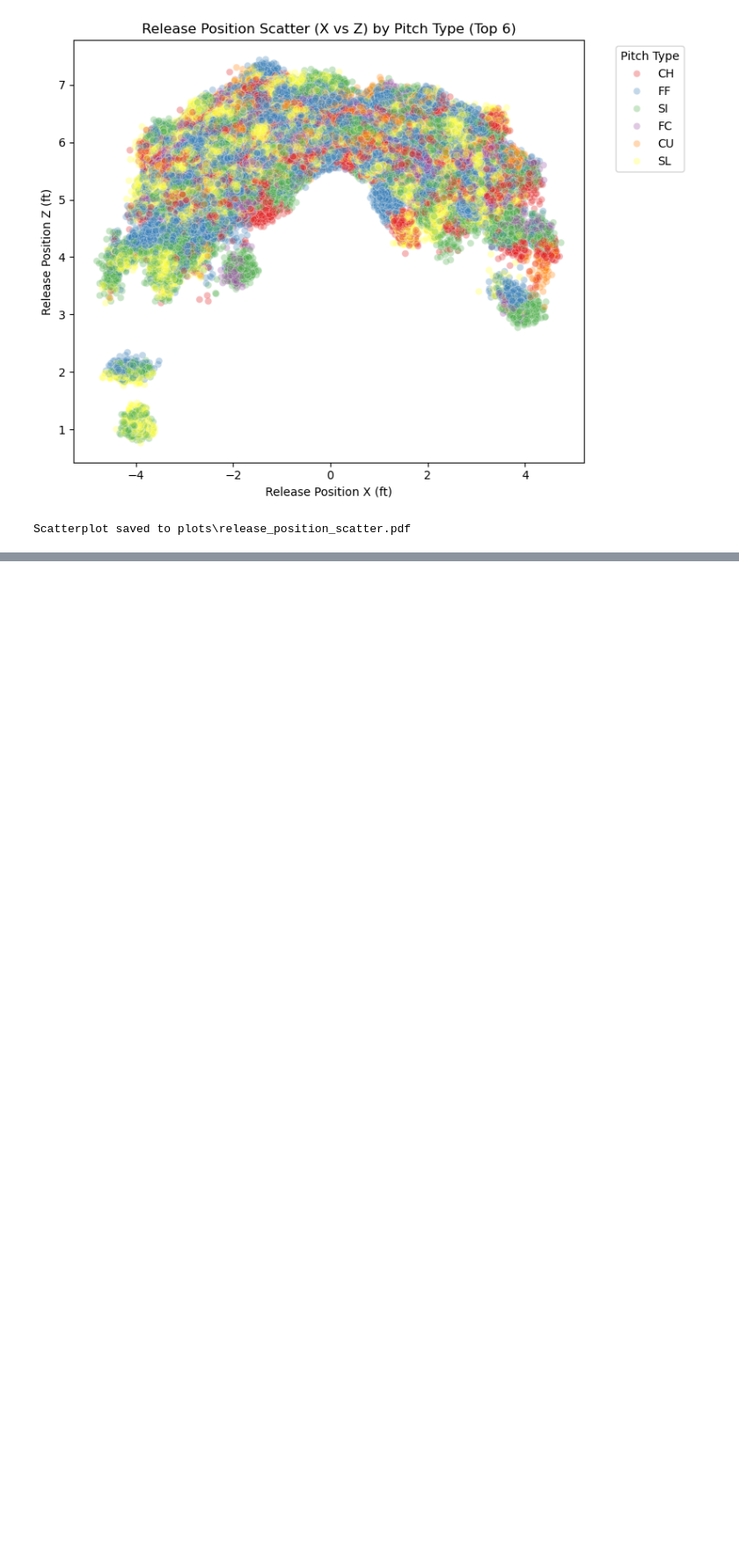
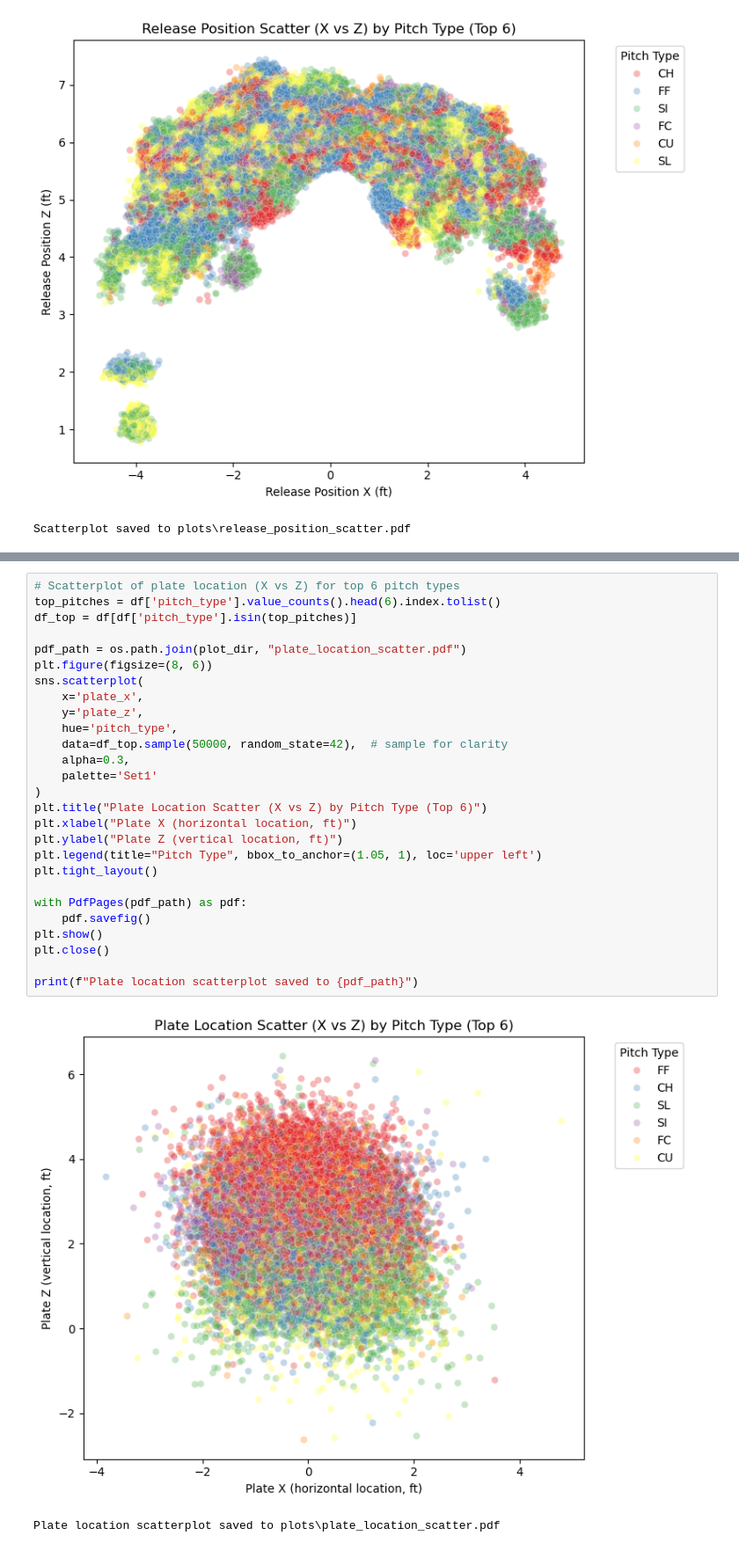
Before and after one commit to justinzheng8/mlb-pitch-prediction, a Jupyter notebook: notebooks/data_exploration.ipynb, the cells around one changed output, grey strips where cells are left out. Shown at 88% size. Cells and saved outputs as stored; diff of their text form; blank space fills up the shorter version.

```diff
--- a/notebooks/data_exploration.ipynb
+++ b/notebooks/data_exploration.ipynb
@@ -338,0 +466,30 @@ Scatterplot saved to plots\release_position_scatter.pdf
+# %%
+# Scatterplot of plate location (X vs Z) for top 6 pitch types
+top_pitches = df['pitch_type'].value_counts().head(6).index.tolist()
+df_top = df[df['pitch_type'].isin(top_pitches)]
+
+pdf_path = os.path.join(plot_dir, "plate_location_scatter.pdf")
+plt.figure(figsize=(8, 6))
+sns.scatterplot(
+    x='plate_x',
+    y='plate_z',
+    hue='pitch_type',
+    data=df_top.sample(50000, random_state=42),  # sample for clarity
+    alpha=0.3,
+    palette='Set1'
+)
+plt.title("Plate Location Scatter (X vs Z) by Pitch Type (Top 6)")
+plt.xlabel("Plate X (horizontal location, ft)")
+plt.ylabel("Plate Z (vertical location, ft)")
+plt.legend(title="Pitch Type", bbox_to_anchor=(1.05, 1), loc='upper left')
+plt.tight_layout()
+
+with PdfPages(pdf_path) as pdf:
+    pdf.savefig()
+plt.show()
+plt.close()
+
+print(f"Plate location scatterplot saved to {pdf_path}")
+# %% [output]
+[figure, added]
+Plate location scatterplot saved to plots\plate_location_scatter.pdf
```
Also changed, not shown: parts of 6 cells of this notebook, 1 other file.
